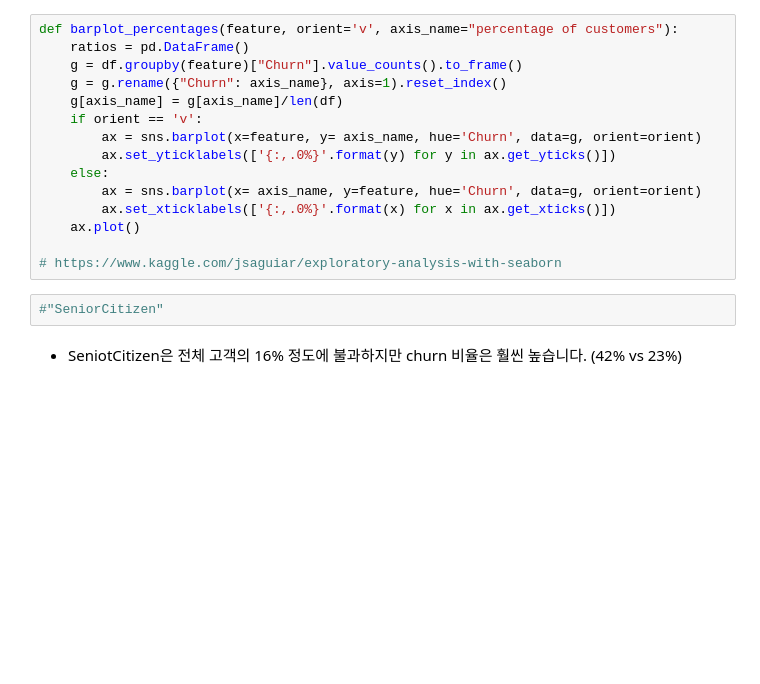
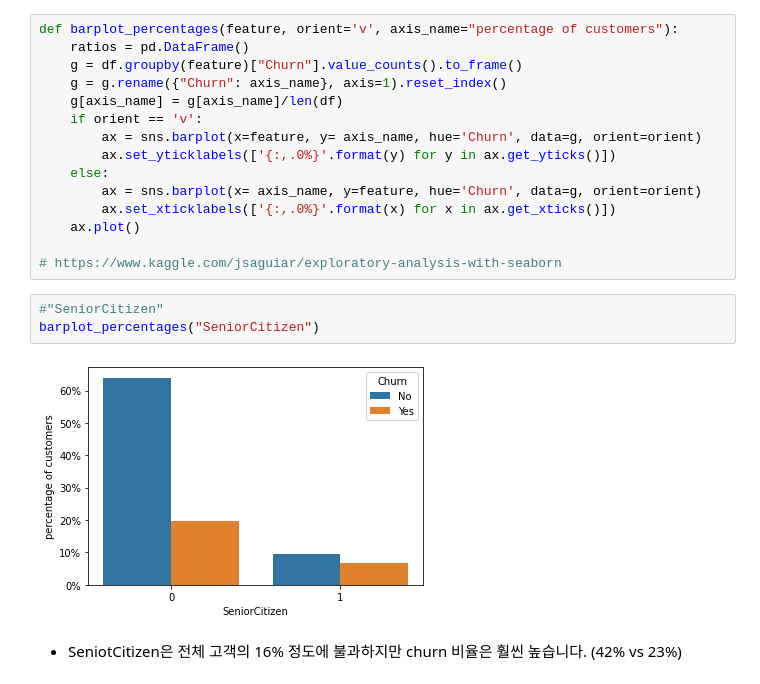
Before and after one commit to slothnap/kaggle_list, a Jupyter notebook: Fast campus/Marketing Analysis/[실습]Ch05_[Revenue]_Churn.ipynb, the cells around one changed output. Drawn from its saved outputs; the diff is of its cells as text; blank space fills up the shorter version.

```diff
--- a/Fast campus/Marketing Analysis/[실습]Ch05_[Revenue]_Churn.ipynb
+++ b/Fast campus/Marketing Analysis/[실습]Ch05_[Revenue]_Churn.ipynb
@@ -164,6 +349,9 @@ def barplot_percentages(feature, orient='v', axis_name="percentage of customers"
 # https://www.kaggle.com/jsaguiar/exploratory-analysis-with-seaborn
 # %%
 #"SeniorCitizen"
+barplot_percentages("SeniorCitizen")
+# %% [output]
+[figure, added]
 # %% [markdown]
 * SeniotCitizen은 전체 고객의 16% 정도에 불과하지만 churn 비율은 훨씬 높습니다. (42% vs 23%)
 # %%
```
Also changed, not shown: parts of 28 cells of this notebook, 1 other file.
